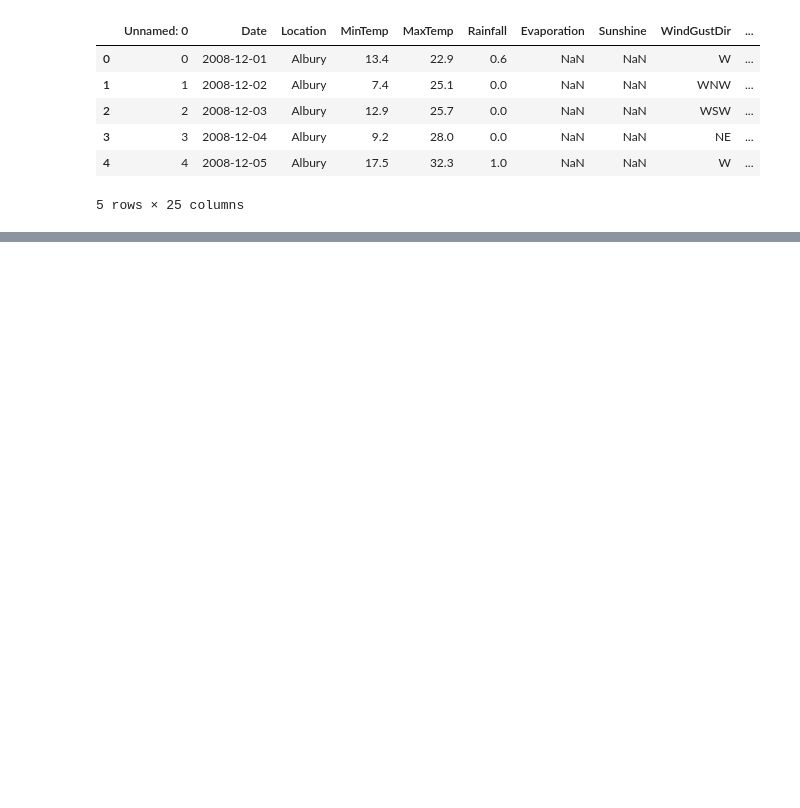
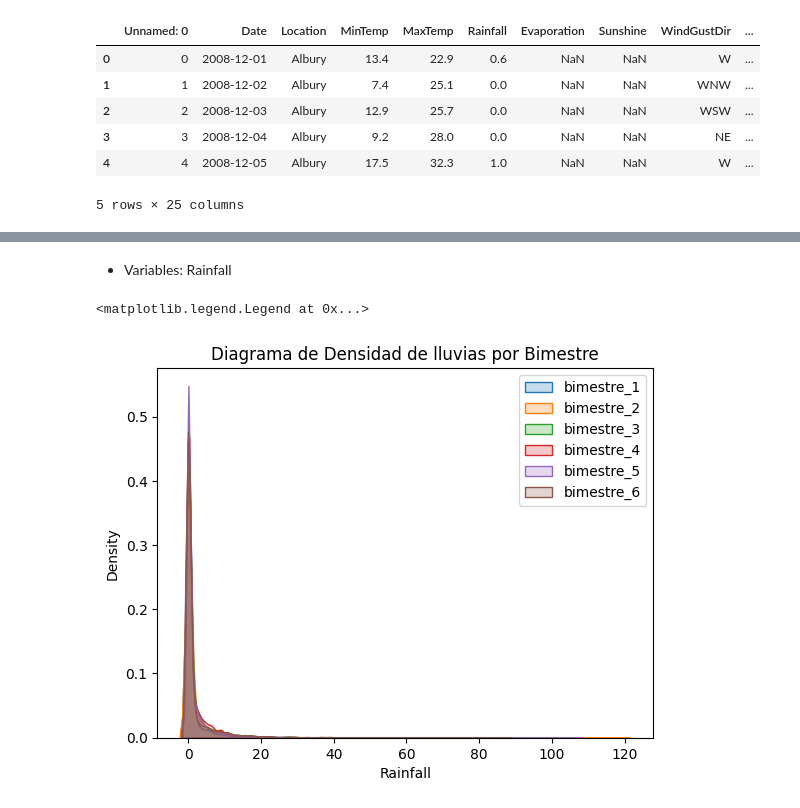
Before and after one commit to franciscoryb1/AA1-TUIA-RodriguezYBarros, a Jupyter notebook: tp.ipynb, the cells around one changed output, grey strips where cells are left out. Cells and saved outputs as stored; diff of their text form; code cells hidden in the pictures; blank space fills up the shorter version.

```diff
--- a/tp.ipynb
+++ b/tp.ipynb
@@ -262,0 +137,20 @@ plt.show()
+# %%
+def determinar_bimestre(fecha):
+    mes = fecha.month
+    if 1 <= mes <= 2:
+        return "Bimestre 1"
+    elif 3 <= mes <= 4:
+        return "Bimestre 2"
+    elif 5 <= mes <= 6:
+        return "Bimestre 3"
+    elif 7 <= mes <= 8:
+        return "Bimestre 4"
+    elif 9 <= mes <= 10:
+        return "Bimestre 5"
+    else:
+        return "Bimestre 6"
+# %%
+# Aplicamos la función determinar_bimestre al DataFrame df_filtrado
+df_train['Bimestre'] = df_train['Date'].apply(lambda x: determinar_bimestre(x))
+
+df_train
@@ -262,0 +176,25 @@ plt.show()
+# %% [markdown]
+* Variables: Rainfall
+# %%
+# Diagrama de desidades de la variable RainFall
+bimestre_1 = df_train[df_train['Bimestre'] == 'Bimestre 1']
+bimestre_2 = df_train[df_train['Bimestre'] == 'Bimestre 2']
+bimestre_3 = df_train[df_train['Bimestre'] == 'Bimestre 3']
+bimestre_4 = df_train[df_train['Bimestre'] == 'Bimestre 4']
+bimestre_5 = df_train[df_train['Bimestre'] == 'Bimestre 5']
+bimestre_6 = df_train[df_train['Bimestre'] == 'Bimestre 6']
+
+
+bandwidth = 0.5
+sns.kdeplot(data=bimestre_1['Rainfall'], fill=True, label='bimestre_1', bw_adjust=bandwidth)
+sns.kdeplot(data=bimestre_2['Rainfall'], fill=True, label='bimestre_2', bw_adjust=bandwidth)
+sns.kdeplot(data=bimestre_3['Rainfall'], fill=True, label='bimestre_3', bw_adjust=bandwidth)
+sns.kdeplot(data=bimestre_4['Rainfall'], fill=True, label='bimestre_4', bw_adjust=bandwidth)
+sns.kdeplot(data=bimestre_5['Rainfall'], fill=True, label='bimestre_5', bw_adjust=bandwidth)
+sns.kdeplot(data=bimestre_6['Rainfall'], fill=True, label='bimestre_6', bw_adjust=bandwidth)
+plt.title('Diagrama de Densidad de lluvias por Bimestre')
+plt.xlabel('Rainfall')
+plt.legend()
+# %% [output]
+<matplotlib.legend.Legend at 0x...>
+[figure, added]
```
Also changed, not shown: parts of 84 cells of this notebook, 2 other files.
